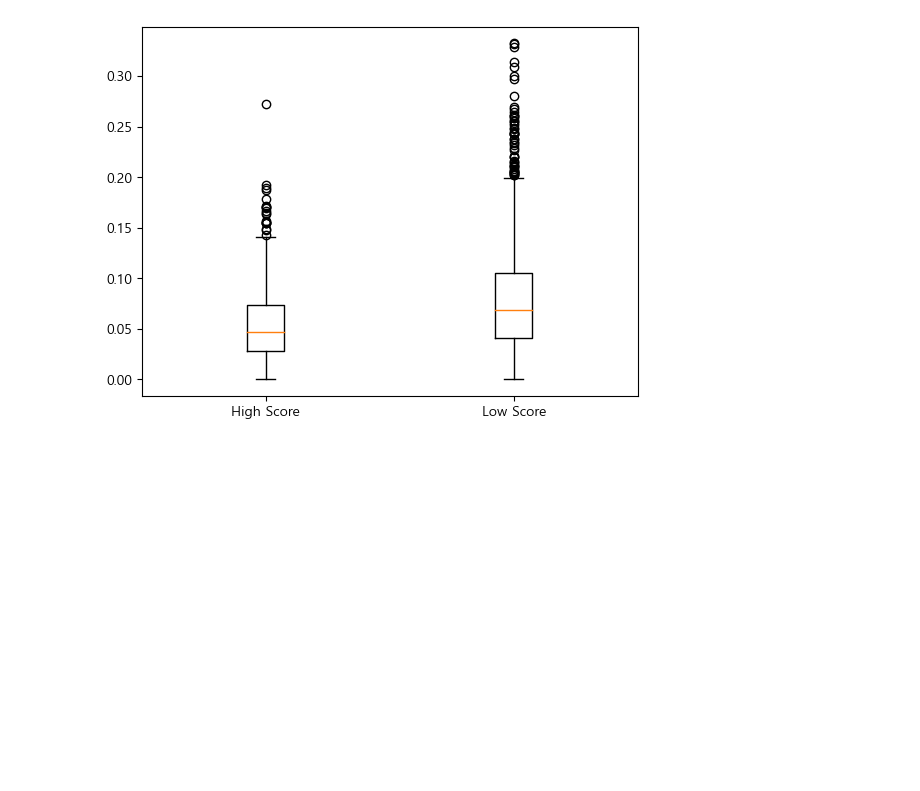
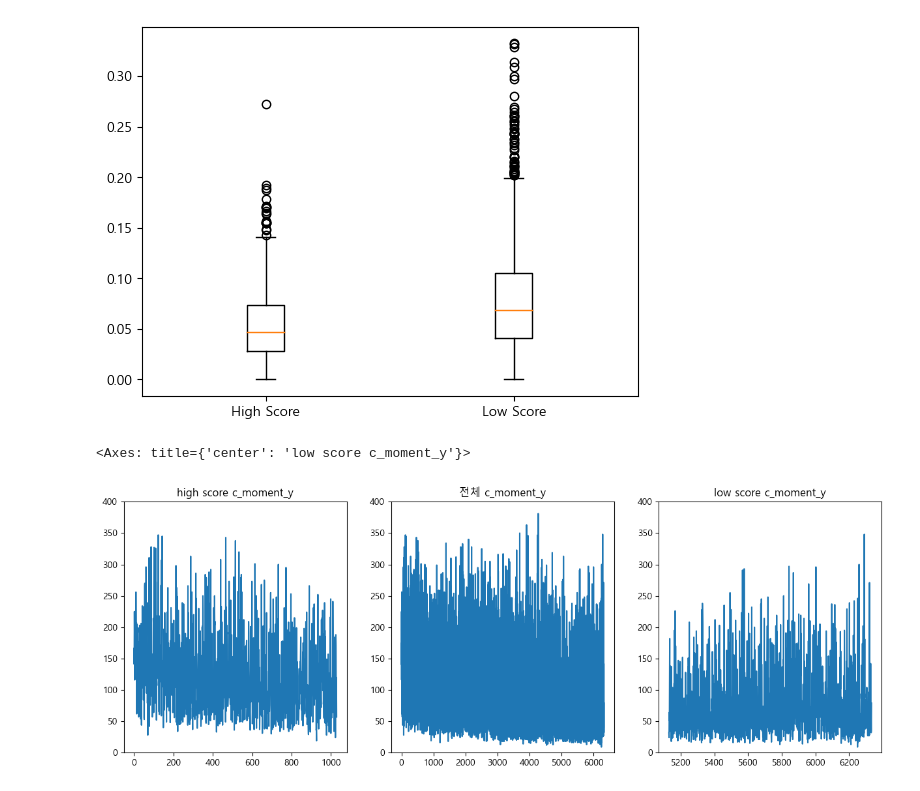
Before and after one commit to yuuhey/image_preprocessing, a Jupyter notebook: metric_test.ipynb, the cells around one changed output. Saved outputs shown, nothing was run; the diff lists cells and outputs as text; code cells hidden in the pictures; blank space fills up the shorter version.

```diff
--- a/metric_test.ipynb
+++ b/metric_test.ipynb
@@ -164,3 +164,28 @@ plt.boxplot([high_score['centroid_l'], low_score['centroid_l']], labels=['High S
 plt.show()
 # %% [output]
 [figure]
+# %%
+# c_moment_y 확인
+tmp = pd.read_csv("df_0103.csv")
+plt.title("centroid moment y 좌표 ")
+tmp['c_moment_y'].plot()
+# %%
+fig = plt.figure(figsize=(15,5))
+
+plt.subplot(1,3,1)
+plt.title("high score c_moment_y")
+plt.ylim(0,400)
+high_score['c_moment_y'].plot()
+
+plt.subplot(1,3,2)
+plt.title("전체 c_moment_y")
+plt.ylim(0,400)
+tmp['c_moment_y'].plot()
+
+plt.subplot(1,3,3)
+plt.title("low score c_moment_y")
+plt.ylim(0,400)
+low_score['c_moment_y'].plot()
+# %% [output]
+<Axes: title={'center': 'low score c_moment_y'}>
+[figure, added]
```
Also changed, not shown: parts of 12 cells of this notebook, 2 other files.
